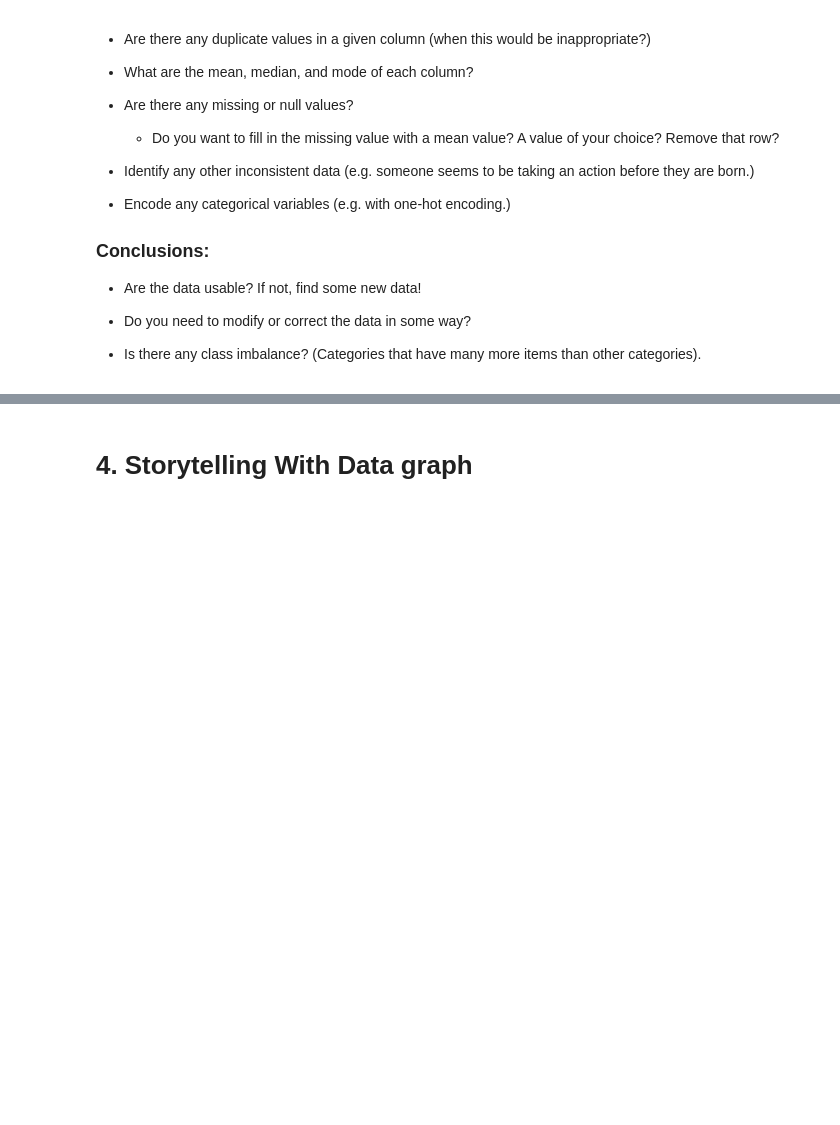
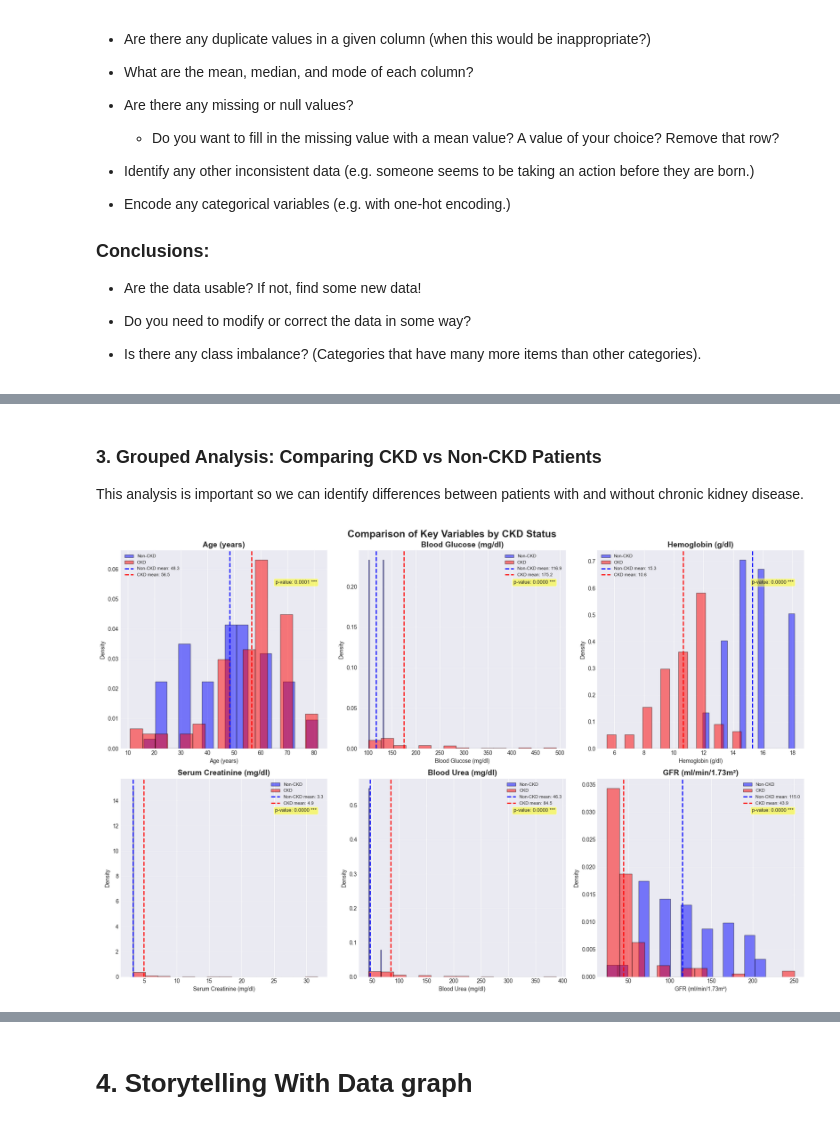
Before and after one commit to reynolkb-bu/bu-cds-dx699-2025-summer, a Jupyter notebook: notebooks/week-2/OMDS-ModB2-Week2-Reynolds-Kyle.ipynb, the cells around one changed output, grey strips where cells are left out. Saved outputs shown, nothing was run; the diff lists cells and outputs as text; code cells hidden in the pictures; blank space fills up the shorter version.

```diff
--- a/notebooks/week-2/OMDS-ModB2-Week2-Reynolds-Kyle.ipynb
+++ b/notebooks/week-2/OMDS-ModB2-Week2-Reynolds-Kyle.ipynb
@@ -384,0 +521,53 @@ This week, you will do the same types of exercises as last week, but you should
+# %% [markdown]
+### 3. Grouped Analysis: Comparing CKD vs Non-CKD Patients
+
+This analysis is important so we can identify differences between patients with and without chronic kidney disease.
+# %%
+from scipy import stats
+
+fig, axes = plt.subplots(2, 3, figsize=(18, 12))
+fig.suptitle('Comparison of Key Variables by CKD Status', fontsize=18, fontweight='bold')
+
+comparison_vars = [
+    ('age_numeric', 'Age (years)'),
+    ('blood_glucose_random_numeric', 'Blood Glucose (mg/dl)'),
+    ('haemoglobin_numeric', 'Hemoglobin (g/dl)'),
+    ('serum_creatinine_numeric', 'Serum Creatinine (mg/dl)'),
+    ('blood_urea_numeric', 'Blood Urea (mg/dl)'),
+    ('glomerular_filtration_rate_numeric', 'GFR (ml/min/1.73m²)')
+]
+
+axes = axes.flatten()
+
+for idx, (var, label) in enumerate(comparison_vars):
+    ckd_data = df_numeric[df_numeric['class'] == 'ckd'][var].dropna()
+    non_ckd_data = df_numeric[df_numeric['class'] == 'notckd'][var].dropna()
+
+    axes[idx].hist(non_ckd_data, bins=15, alpha=0.5, label='Non-CKD', color='blue', edgecolor='black', density=True)
+    axes[idx].hist(ckd_data, bins=15, alpha=0.5, label='CKD', color='red', edgecolor='black', density=True)
+
+    axes[idx].axvline(non_ckd_data.mean(), color='blue', linestyle='--', linewidth=2,
+                      label=f'Non-CKD mean: {non_ckd_data.mean():.1f}')
+    axes[idx].axvline(ckd_data.mean(), color='red', linestyle='--', linewidth=2,
+                      label=f'CKD mean: {ckd_data.mean():.1f}')
+
+    axes[idx].set_title(f'{label}', fontsize=14, fontweight='bold')
+    axes[idx].set_xlabel(label)
+    axes[idx].set_ylabel('Density')
+    axes[idx].legend(loc='best', fontsize=8)
+    axes[idx].grid(axis='y', alpha=0.3)
+
+    if len(ckd_data) > 0 and len(non_ckd_data) > 0:
+        _, p_value = stats.mannwhitneyu(ckd_data, non_ckd_data, alternative='two-sided')
+        significance = '***' if p_value < 0.001 else '**' if p_value < 0.01 else '*' if p_value < 0.05 else 'ns'
+        axes[idx].text(0.95, 0.85, f'p-value: {p_value:.4f} {significance}',
+                       transform=axes[idx].transAxes,
+                       verticalalignment='top',
+                       horizontalalignment='right',
+                       bbox=dict(boxstyle='round', facecolor='yellow', alpha=0.5),
+                       fontsize=9)
+
+plt.tight_layout()
+plt.show()
+# %% [output]
+[figure, added]
```
Also changed, not shown: parts of 22 cells of this notebook.
